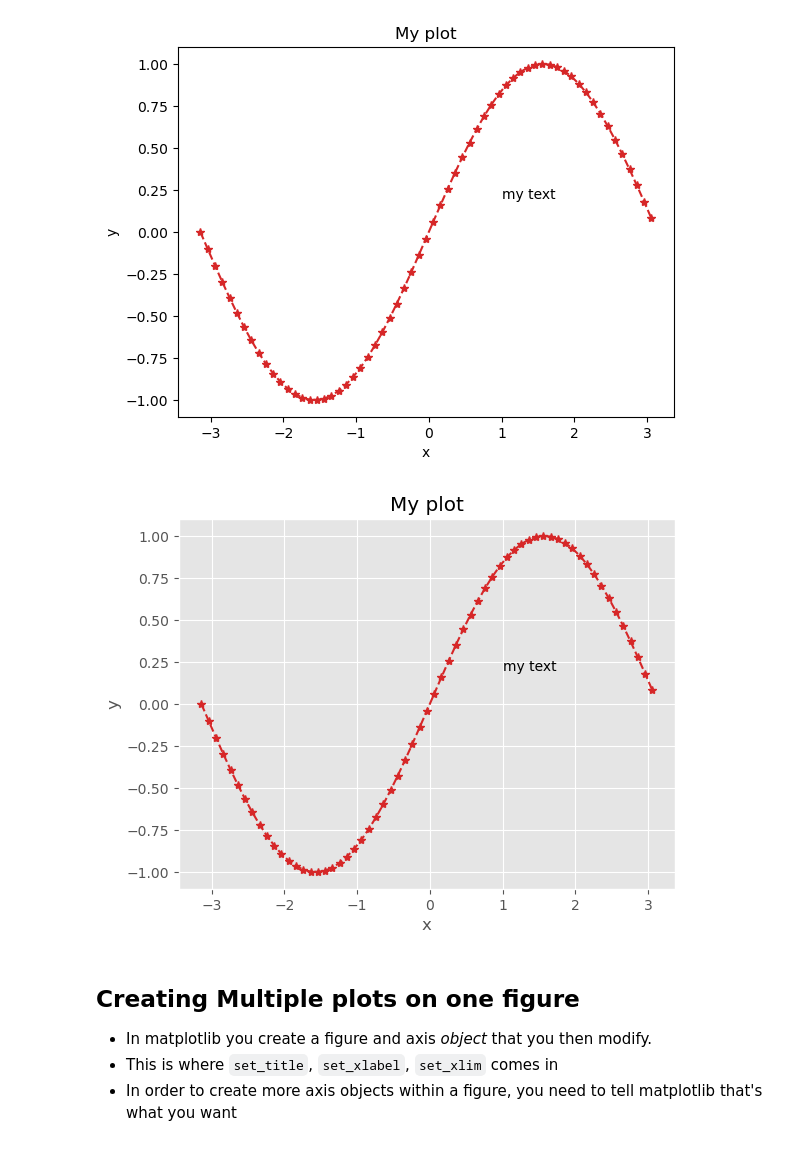
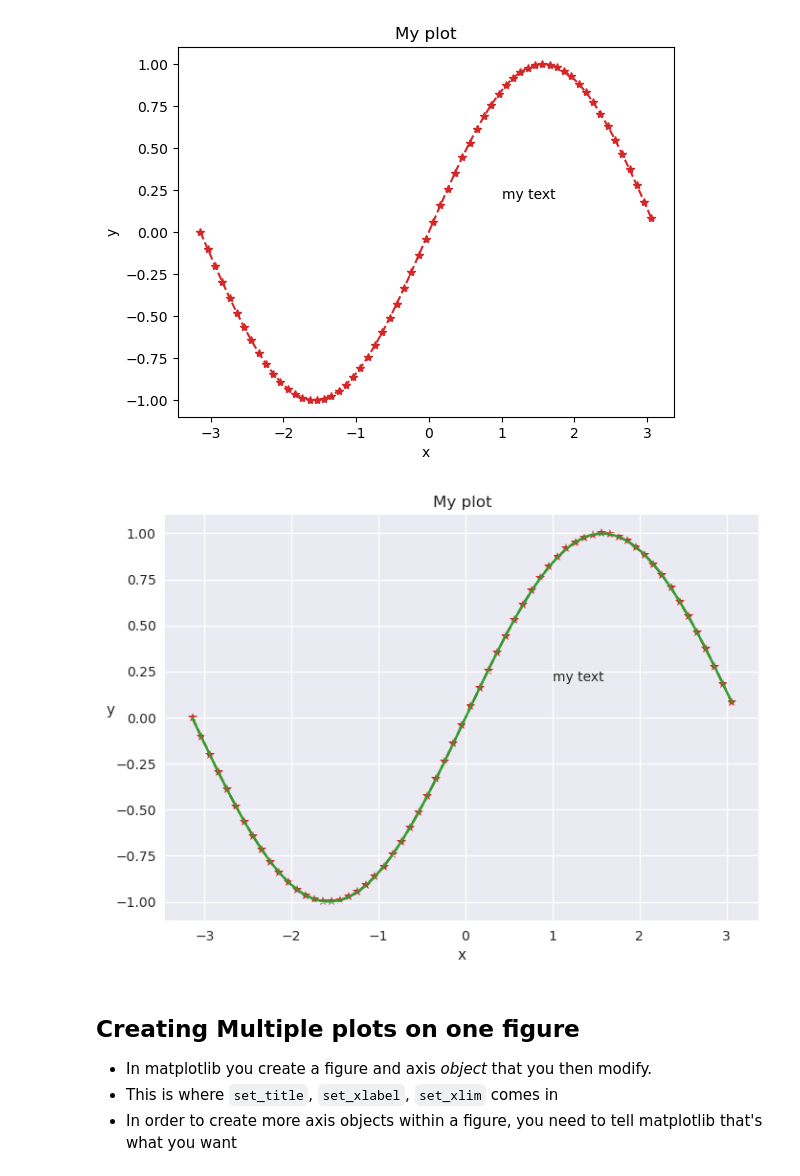
Before and after one commit to jw2697/aem6850-modules, a Jupyter notebook: modules/unit-7/unit-7.ipynb, the cells around one changed output. Saved outputs shown, nothing was run; the diff lists cells and outputs as text; code cells hidden in the pictures.

```diff
--- a/modules/unit-7/unit-7.ipynb
+++ b/modules/unit-7/unit-7.ipynb
@@ -98,23 +99,29 @@ ax.annotate("my text", (1,.2))
 # %% [output]
 Text(1, 0.2, 'my text')
 [figure]
+# %%
+plt.style.use("ggplot")
 # %%
-with plt.style.context('ggplot'):
+with plt.style.context('seaborn'):
 
     fig, ax = plt.subplots()
 
-    ax.plot(x,y, color='tab:red', marker='*', linestyle='--'
-            )
+
+    ax.plot(x,y, color='tab:green')
+
+    ax.plot(x,y, color='tab:red', marker='*', linestyle='--', zorder=0)
+
 
     # default named colors
     # https://matplotlib.org/stable/gallery/color/named_colors.html
 
     ax.set_xlabel("x")
-    ax.set_ylabel("y")
+    ax.set_ylabel("y", rotation=0)
     ax.set_title("My plot")
     ax.annotate("my text", (1,.2))
+#     ax.tick_params(rotation=90, axis='y')
 # %% [output]
-[figure, old version]
+[figure, new version]
 # %% [markdown]
 ## Creating Multiple plots on one figure
 
```
Also changed, not shown: parts of 22 cells of this notebook, 41 other files.
